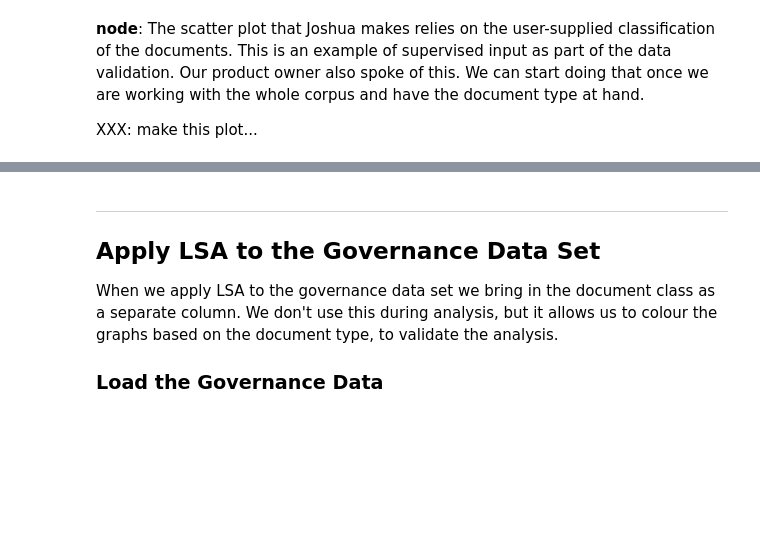
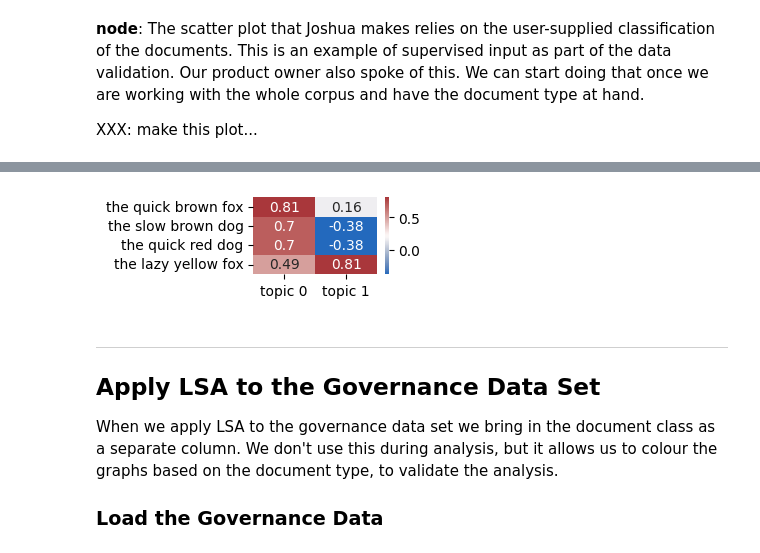
Before and after one commit to kjkoster/execute-enexis, a Jupyter notebook: notebooks/02 enexis governance -- LSA.ipynb, the cells around one changed output, grey strips where cells are left out. Saved outputs shown, nothing was run; the diff lists cells and outputs as text; code cells hidden in the pictures; blank space fills up the shorter version.

```diff
--- a/notebooks/02 enexis governance -- LSA.ipynb
+++ b/notebooks/02 enexis governance -- LSA.ipynb
@@ -242,0 +294,3 @@ XXX: make this plot...
+# %%
+trivial_topic_encodings, trivial_encoding_matrix = perform_lsa(trivial_document_term_matrix, trivial_dictionary)
+trivial_topic_encodings
@@ -243,3 +303,8 @@ XXX: make this plot...
+# %%
+plt.figure(figsize=(2, 1))
+sns.heatmap(trivial_topic_encodings, annot=True, cmap=CMAP_VLAG);
+# %% [output]
+[figure, added]
 # %% [markdown]
 ---
 ## Apply LSA to the Governance Data Set
```
Also changed, not shown: parts of 14 cells of this notebook.
